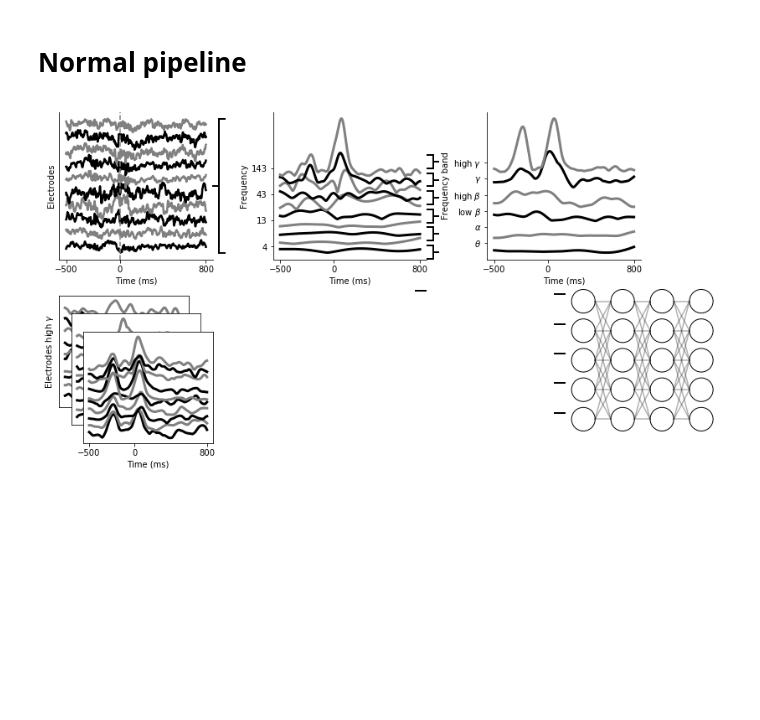
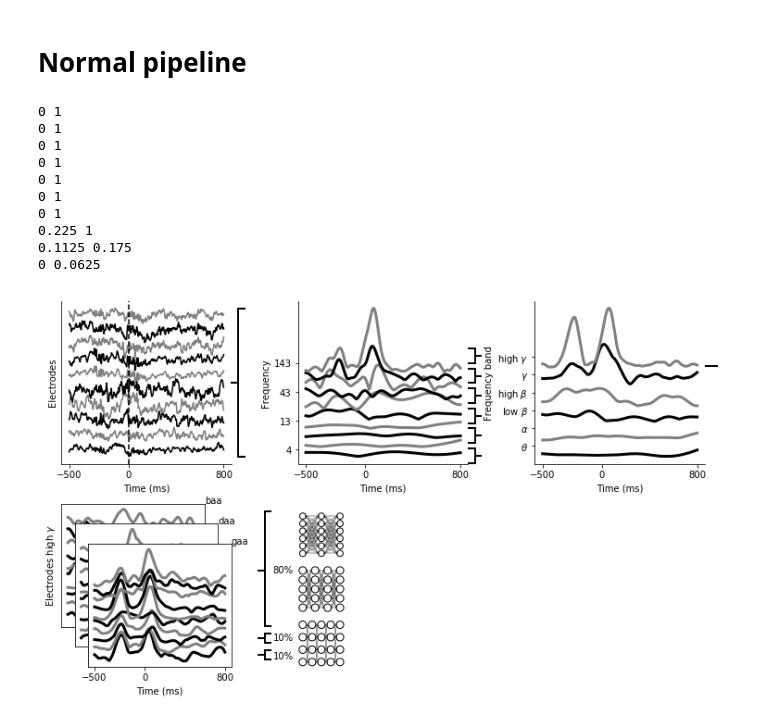
Before and after one commit to BouchardLab/cv_paper_plots, a Jupyter notebook: pipeline/pipeline_figure.ipynb, the cells around one changed output. Cells and saved outputs as stored; diff of their text form; code cells hidden in the pictures; blank space fills up the shorter version.

```diff
--- a/pipeline/pipeline_figure.ipynb
+++ b/pipeline/pipeline_figure.ipynb
@@ -112,6 +113,8 @@ analysis.plot_network(5, 4, ax)
 # %% [markdown]
 # Normal pipeline
 # %%
+reload(analysis)
+plt.close()
 figsize = (10, 6)
 x2y = figsize[0] / figsize[1]
 f = plt.figure(figsize=figsize)
@@ -125,7 +128,8 @@ v_gap = .1
 height = (1. - bot_gap - v_gap - top_gap) / 2.
 width = (1. - l_gap - 2* h_gap - r_gap) / 3.
 y0 = bot_gap + height + v_gap
-width_square = height / x2y
+small_height = height / 3.5
+width_square = small_height / x2y
 
 ax0 = f.add_axes([l_gap, y0, width, height])
 ax1 = f.add_axes([l_gap + width + h_gap, y0, width, height])
@@ -134,45 +138,65 @@ ax2 = f.add_axes([l_gap + 2 * width + 2 * h_gap, y0, width, height])
 
 n_data = 3
 data_axes = [f.add_axes([l_gap+(ii*.02), bot_gap + .1-(ii*.05), width - .04, height - .1]) for ii in range(n_data)]
-axn = f.add_axes([.87, .1, width_square, height])
+for ii, t in zip(range(3), ['baa', 'daa', 'gaa']):
+    f.text(l_gap + width - .04 + ii * .02, bot_gap + height - ii * .05, t)
+
+axn0 = f.add_axes([l_gap + width + h_gap, bot_gap + height / 3., width_square, small_height])
+axn1 = f.add_axes([l_gap + width + h_gap, bot_gap + 2 * height / 3., width_square, small_height])
+axn2 = f.add_axes([l_gap + width + h_gap, bot_gap, width_square, small_height])
 
 analysis.plot_electrodes_by_time(cv_data[channel_slice], ax0)
 analysis.plot_40bandsAA_by_time(elec_data, band_idxs, sl, rate, block_path, ax1)
 analysis.plot_neurobands_by_time(elec_data, sl, rate, block_path, ax2)
 analysis.plot_datapoints(vsmc_data[channel_slice], [make_slice(idx, ec2_b1_transcript, rate) for idx in [2, 23, idx]],
                          rate, block_path, data_axes)
-analysis.plot_network(5, 4, axn)
+analysis.plot_network(5, 4, axn0)
+analysis.plot_network(6, 3, axn1)
+analysis.plot_network(4, 5, axn2)
 
 bax0 = f.add_axes([l_gap + width, y0, .02, height])
 make_bracket([.5], [0, 1], bax0)
 
 x = l_gap + 2 * width + h_gap
 y_t = y0
 bax1_t = f.add_axes([x, y_t, .02, .04])
 make_bracket([0, 1], [.5], bax1_t)
 bax1_a = f.add_axes([x, y_t + .05, .02, .04])
 make_bracket([0, 1], [.5], bax1_a)
 bax1_lb = f.add_axes([x, y_t + 2*.05, .02, .04])
 make_bracket([0, 1], [.5], bax1_lb)
 bax1_hb = f.add_axes([x, y_t + 3*.05, .02, .04])
 make_bracket([0, 1], [.5], bax1_hb)
 bax1_g = f.add_axes([x, y_t + 4*.05, .02, .04])
 make_bracket([0, 1], [.5], bax1_g)
 bax1_hg = f.add_axes([x, y_t + 5*.05, .02, .04])
 make_bracket([0, 1], [.5], bax1_hg)
 
-ax_select = f.add_axes([.615, .15, .02, height])
-y = .85
+x = l_gap + 3 * width + 2 * h_gap
+ax_select = f.add_axes([x, y0, .02, height])
+y = .6
 ax_select.plot([0, 1], [y, y], 'k', lw=2)
 ax_select.set_ylim(0, 1)
 ax_select.axis('off')
 
-ax_data = f.add_axes([.845, .15, .02, height])
-for y in np.linspace(.02, .825, 5):
-    ax_data.plot([0, 1], [y, y], 'k', lw=2)
-ax_data.set_ylim(0, 1)
-ax_data.axis('off')
+cv_ax = f.add_axes([l_gap + width + h_gap / 2.5, bot_gap, .02, height])
+make_bracket([.6], [.225, 1], cv_ax)
+make_bracket([(.1125 + .175) / 2.], [.1125, .175], cv_ax)
+make_bracket([.0625 / 2.], [0, .0625], cv_ax)
+f.text(.3425, .31, '80%')
+f.text(.3425, .14, '10%')
+f.text(.3425, .095, '10%')
 
 plt.savefig('/home/jesse/Downloads/normal_pipeline.pdf')
 # %% [output]
+0 1
+0 1
+0 1
+0 1
+0 1
+0 1
+0 1
+0.225 1
+0.1125 0.175
+0 0.0625
-[figure, old version]
+[figure, new version]
```
Also changed, not shown: parts of 2 cells of this notebook, 2 other files.
